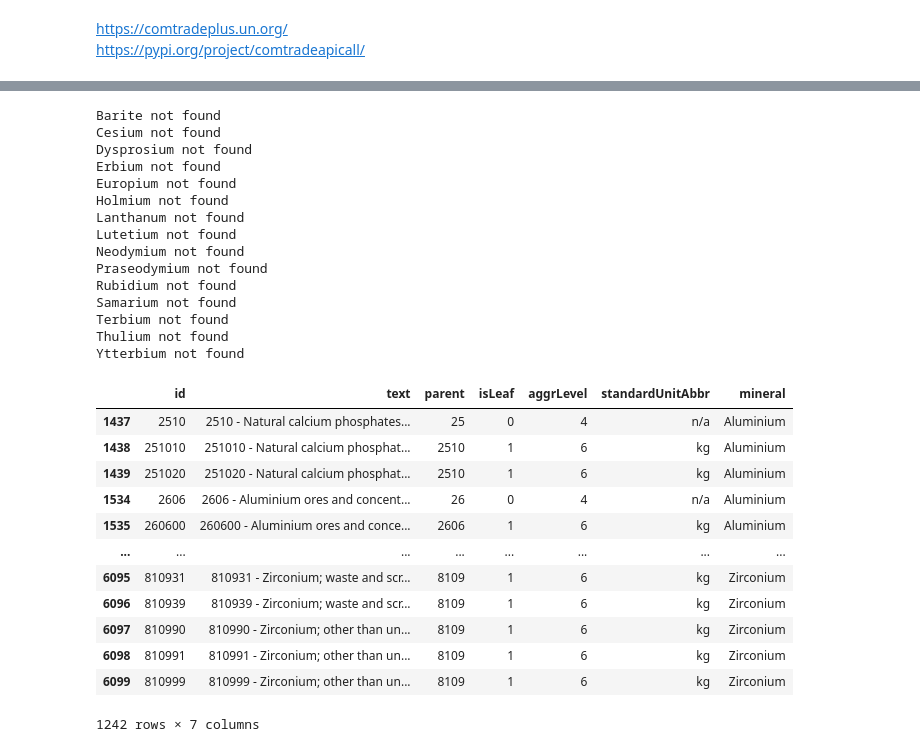
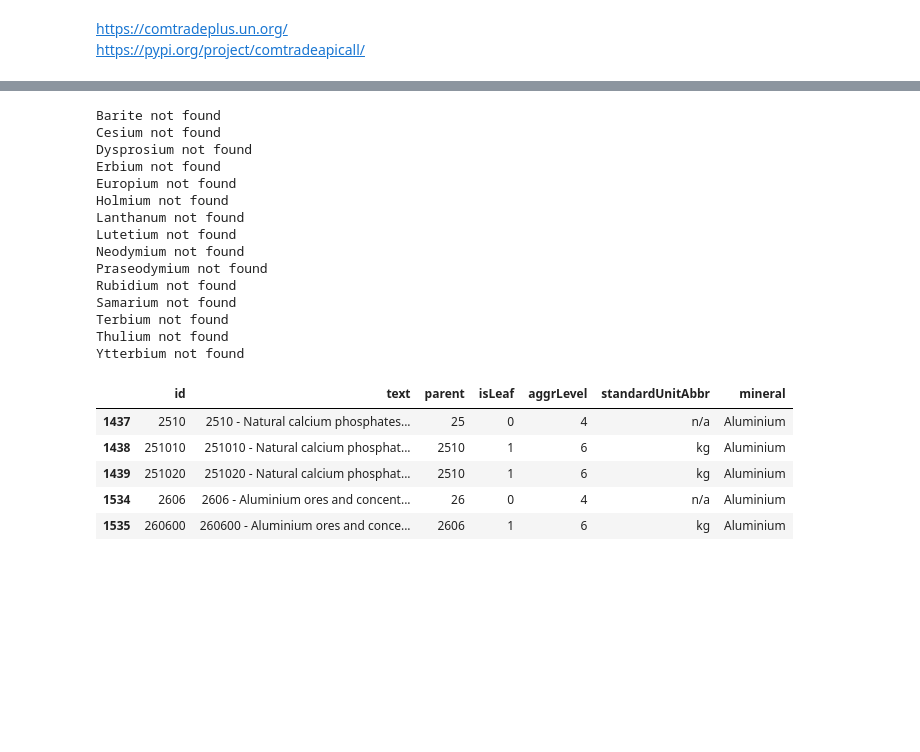
Before and after one commit to kac624/cuny, a Jupyter notebook: D608/story7_KeithC_script.ipynb, the cells around one changed output, grey strips where cells are left out. Cells and saved outputs as stored; diff of their text form; code cells hidden in the pictures; blank space fills up the shorter version.

```diff
--- a/D608/story7_KeithC_script.ipynb
+++ b/D608/story7_KeithC_script.ipynb
@@ -177,44 +95,36 @@ commodities_codes_df = pd.DataFrame(response_json['results'])
 minerals_df = pd.DataFrame()
 
 for mineral in minerals:
-    # temp_df = commodities_codes_df.loc[commodities_codes_df.text.str.contains(fr'{mineral}.* ore', case=False), :]
     temp_df = commodities_codes_df.loc[commodities_codes_df.text.str.contains(f'{mineral}', case=False), :].copy()
     temp_df['mineral'] = mineral
     if len(temp_df) == 0:
         print(f'{mineral} not found')
     else:
         minerals_df = pd.concat([minerals_df, temp_df])
 
-minerals_df
+minerals_df.head()
 # %% [output]
 Barite not found
 Cesium not found
 Dysprosium not found
 Erbium not found
 Europium not found
 Holmium not found
 Lanthanum not found
 Lutetium not found
 Neodymium not found
 Praseodymium not found
 Rubidium not found
 Samarium not found
 Terbium not found
 Thulium not found
 Ytterbium not found
 |  | id | text | parent | isLeaf | aggrLevel | standardUnitAbbr | mineral |
 | 1437 | 2510 | 2510 - Natural calcium phosphates... | 25 | 0 | 4 | n/a | Aluminium |
 | 1438 | 251010 | 251010 - Natural calcium phosphat... | 2510 | 1 | 6 | kg | Aluminium |
 | 1439 | 251020 | 251020 - Natural calcium phosphat... | 2510 | 1 | 6 | kg | Aluminium |
 | 1534 | 2606 | 2606 - Aluminium ores and concent... | 26 | 0 | 4 | n/a | Aluminium |
 | 1535 | 260600 | 260600 - Aluminium ores and conce... | 2606 | 1 | 6 | kg | Aluminium |
-| ... | ... | ... | ... | ... | ... | ... | ... |
-| 6095 | 810931 | 810931 - Zirconium; waste and scr... | 8109 | 1 | 6 | kg | Zirconium |
-| 6096 | 810939 | 810939 - Zirconium; waste and scr... | 8109 | 1 | 6 | kg | Zirconium |
-| 6097 | 810990 | 810990 - Zirconium; other than un... | 8109 | 1 | 6 | kg | Zirconium |
-| 6098 | 810991 | 810991 - Zirconium; other than un... | 8109 | 1 | 6 | kg | Zirconium |
-| 6099 | 810999 | 810999 - Zirconium; other than un... | 8109 | 1 | 6 | kg | Zirconium |
-1242 rows × 7 columns
 # %%
 url = ref_df.loc[ref_df.category == 'reporter', 'fileuri'].values[0]
 response = requests.get(url)
```
Also changed, not shown: parts of 33 cells of this notebook, 1 other file.
